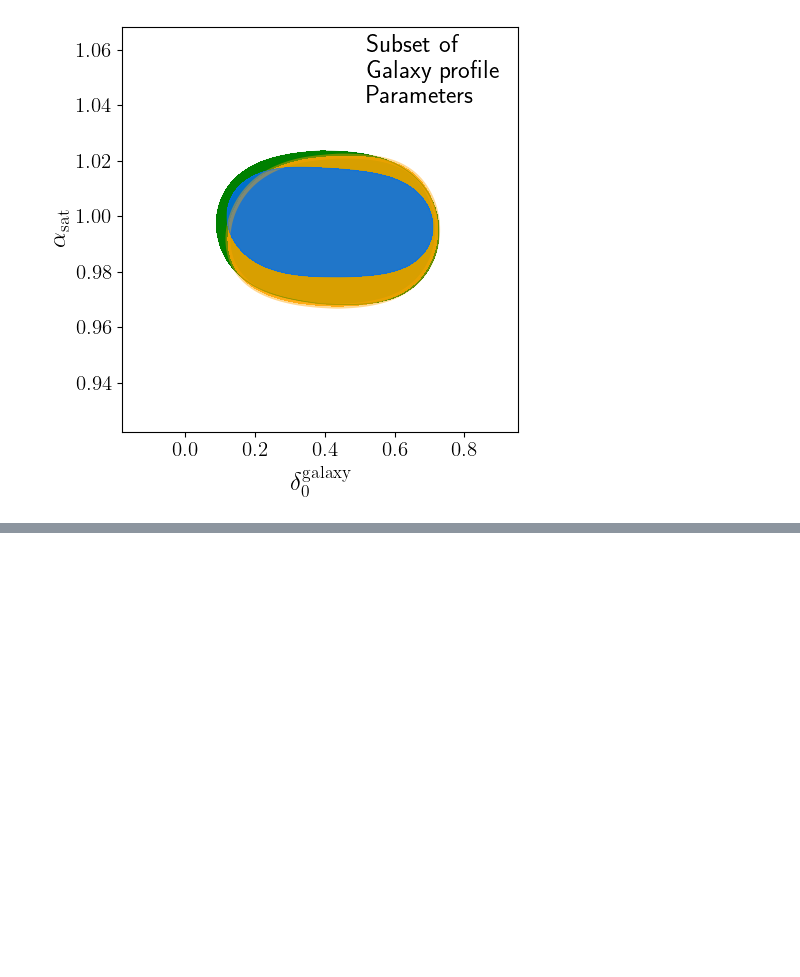
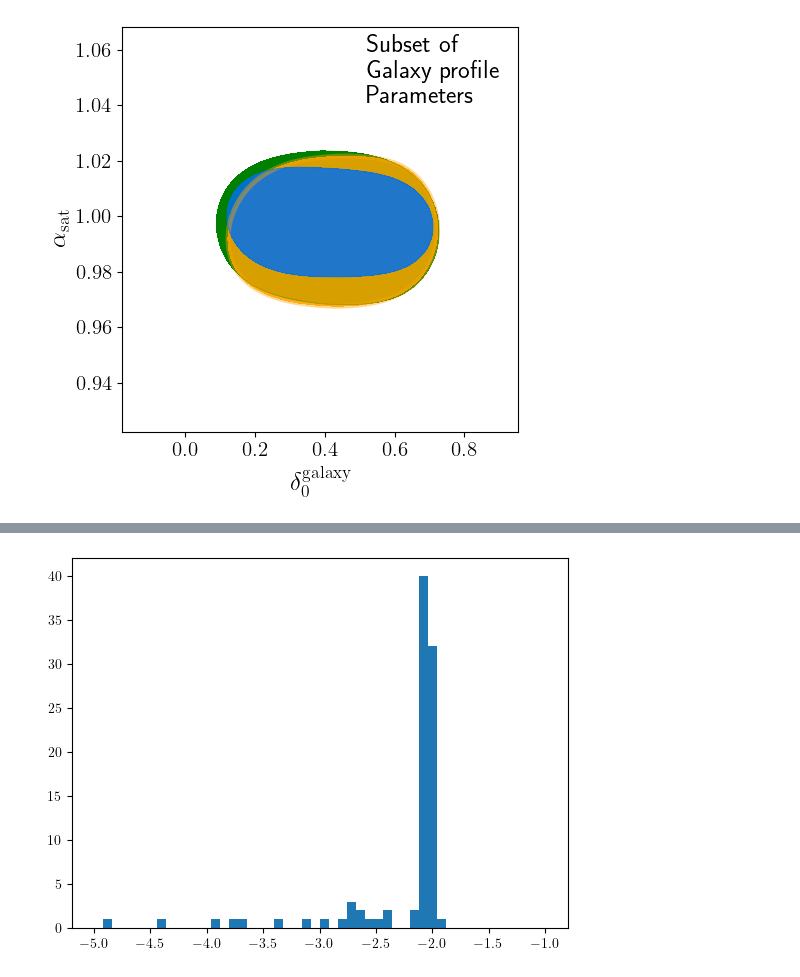
Before and after one commit to shivampcosmo/GODMAX, a Jupyter notebook: notebooks/Pge/get_FoM.ipynb, the cells around one changed output, grey strips where cells are left out. Drawn from its saved outputs; the diff is of its cells as text; code cells hidden in the pictures; blank space fills up the shorter version.

```diff
--- a/notebooks/Pge/get_FoM.ipynb
+++ b/notebooks/Pge/get_FoM.ipynb
@@ -483,3 +789,38 @@ g.add_text('Subset of' + '\n' 'Galaxy profile   ' + '\n' + 'Parameters',  x=0.62
 g.export(fname = sdir+'gal_prof_directcal.pdf')
 # %% [output]
 [figure]
+# %%
+import jax.numpy as jnp
+ldir = '/projects/bdne/spandey3/Pge_GODMAX/GODMAX/results/pge/chains_july_v5/'
+
+probe = 'kk_gg_gk_ge'
+lmax = 8000
+fname = ldir + f'/{probe}/mcmc_v5_{probe}_scval_{lmax}_samples_6000_warmup_9000_num_chains_96_treedepth_4.pkl'
+param_acorr='sigma8'
+acorr_min=0.05
+acorr_max = 0.15
+nchains = 96
+ind_frac_rm = 0.0
+names=None
+labels=None
+
+# def get_MC_samps_FoM(fname, param_acorr='sigma8', acorr_min=0.035, acorr_max = 0.05, nchains = 96, ind_frac_rm = 0.0, names=None, labels=None):
+df = pk.load(open(fname,'rb'))
+sig8 = df[param_acorr]
+
+sig8_rs = sig8.reshape(nchains,-1)
+# print(sig8_rs.shape)
+from numpyro.diagnostics import autocorrelation, autocovariance, gelman_rubin, effective_sample_size
+
+
+# C) Calculate ESS for each chain using NumPyro
+ess_per_chain = effective_sample_size(jnp.asarray(sig8_rs))
+
+ess_thresh = 100
+ind_del = []
+for jc in range(nchains):
+    ess_jc = effective_sample_size(jnp.asarray(sig8_rs)[jc,:][None,:])
+    if ess_jc < ess_thresh:
+        ind_del.append(jc)
+
+ind_del = np.array(ind_del)
@@ -485,0 +986,9 @@ g.export(fname = sdir+'gal_prof_directcal.pdf')
+# %%
+# pl.figure()
+# pl.plot(acorr[0,1:] - acorr[0,:-1])
+# pl.plot(acorr[3,1:] - acorr[3,:-1])
+# fft_acorr0 = np.fft.fft(acorr[0,1:])
+pl.figure()
+_ = pl.hist(np.log10(np.std(sig8_rs, axis=-1)), bins=50, range=(-5,-1))
+# %% [output]
+[figure, added]
```
Also changed, not shown: parts of 19 cells of this notebook, 51 other files.
